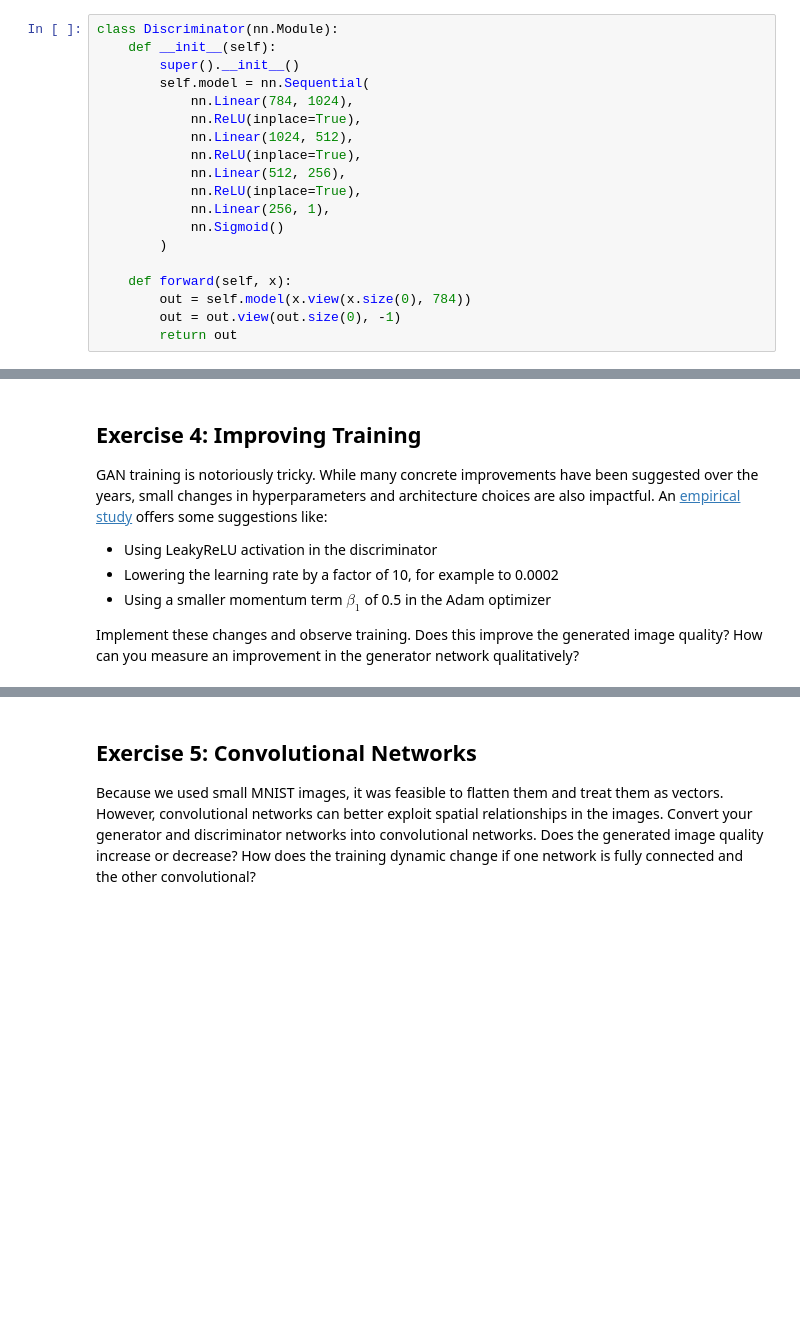
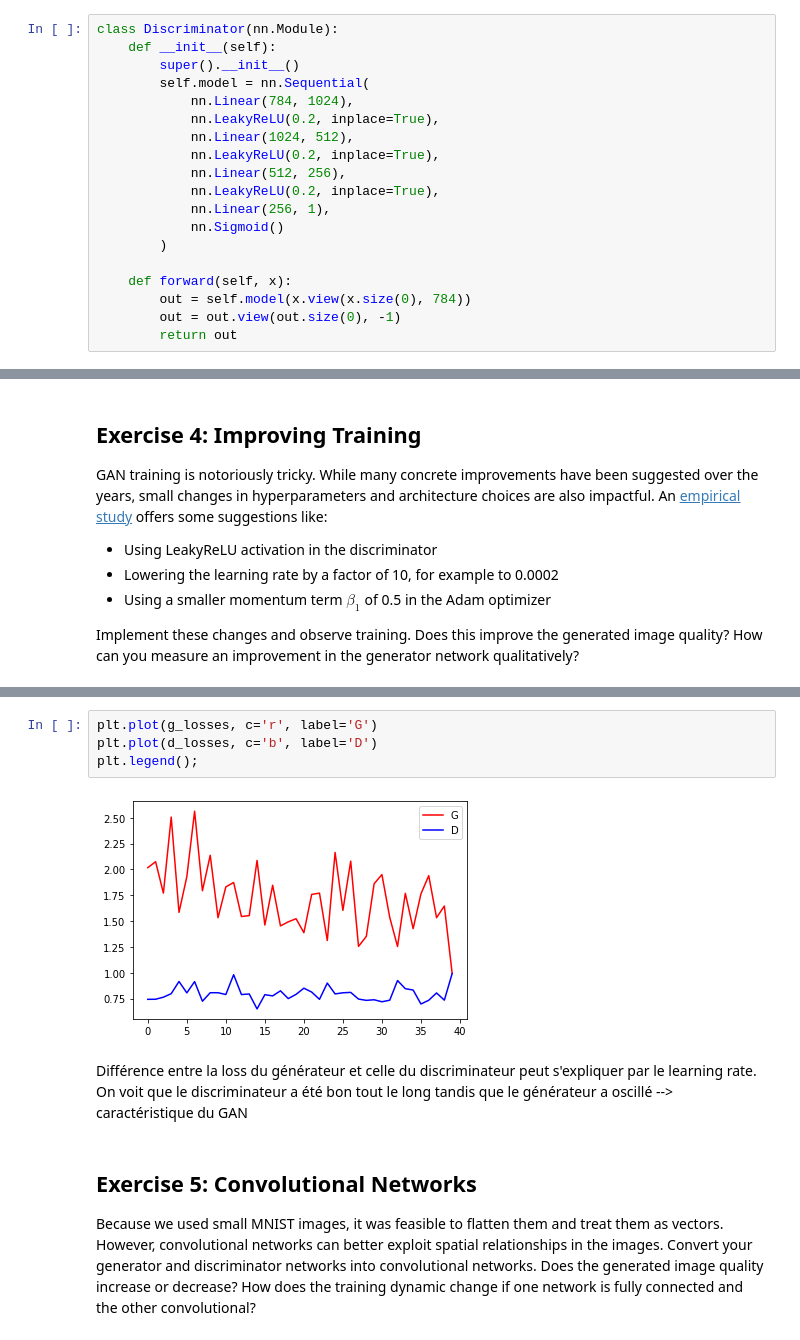
Before and after one commit to valthoraval/deep-learning, a Jupyter notebook: GAN/Generative_Adversarial_Networks_2.ipynb, the cells around one changed output, grey strips where cells are left out. Drawn from its saved outputs; the diff is of its cells as text; blank space fills up the shorter version.

```diff
--- a/GAN/Generative_Adversarial_Networks_2.ipynb
+++ b/GAN/Generative_Adversarial_Networks_2.ipynb
@@ -129,11 +129,11 @@ class Discriminator(nn.Module):
         super().__init__()
         self.model = nn.Sequential(
             nn.Linear(784, 1024),
-            nn.ReLU(inplace=True),
+            nn.LeakyReLU(0.2, inplace=True),
             nn.Linear(1024, 512),
-            nn.ReLU(inplace=True),
+            nn.LeakyReLU(0.2, inplace=True),
             nn.Linear(512, 256),
-            nn.ReLU(inplace=True),
+            nn.LeakyReLU(0.2, inplace=True),
             nn.Linear(256, 1),
             nn.Sigmoid()
         )
@@ -459,3 +560,12 @@ Implement these changes and observe training. Does this improve the generated im
+# %%
+plt.plot(g_losses, c='r', label='G')
+plt.plot(d_losses, c='b', label='D')
+plt.legend();
+# %% [output]
+[figure, added]
+# %% [markdown]
+Différence entre la loss du générateur et celle du discriminateur peut s'expliquer par le learning rate.
+On voit que le discriminateur a été bon tout le long tandis que le générateur a oscillé --> caractéristique du GAN
 # %% [markdown]
 ## Exercise 5: Convolutional Networks
 
```
Also changed, not shown: parts of 13 cells of this notebook.
